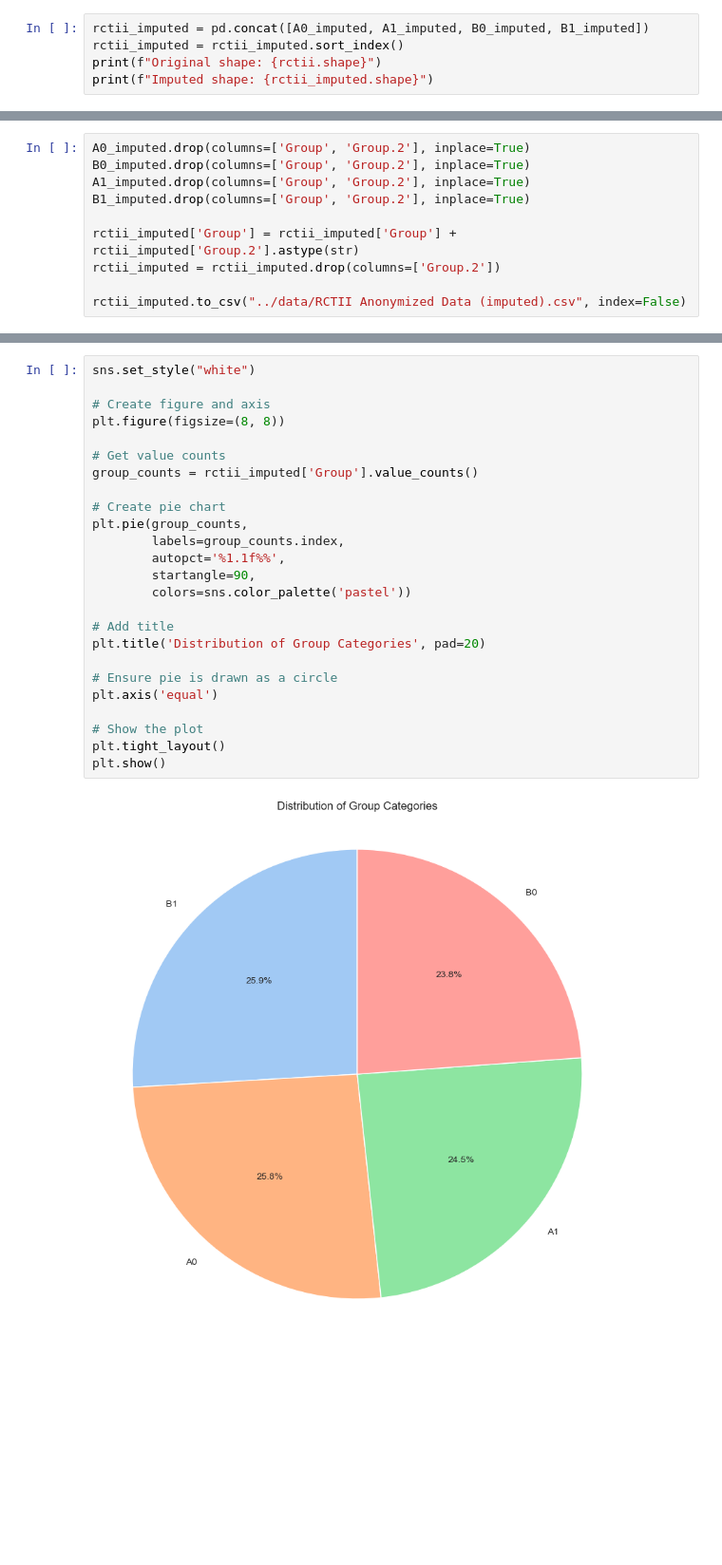
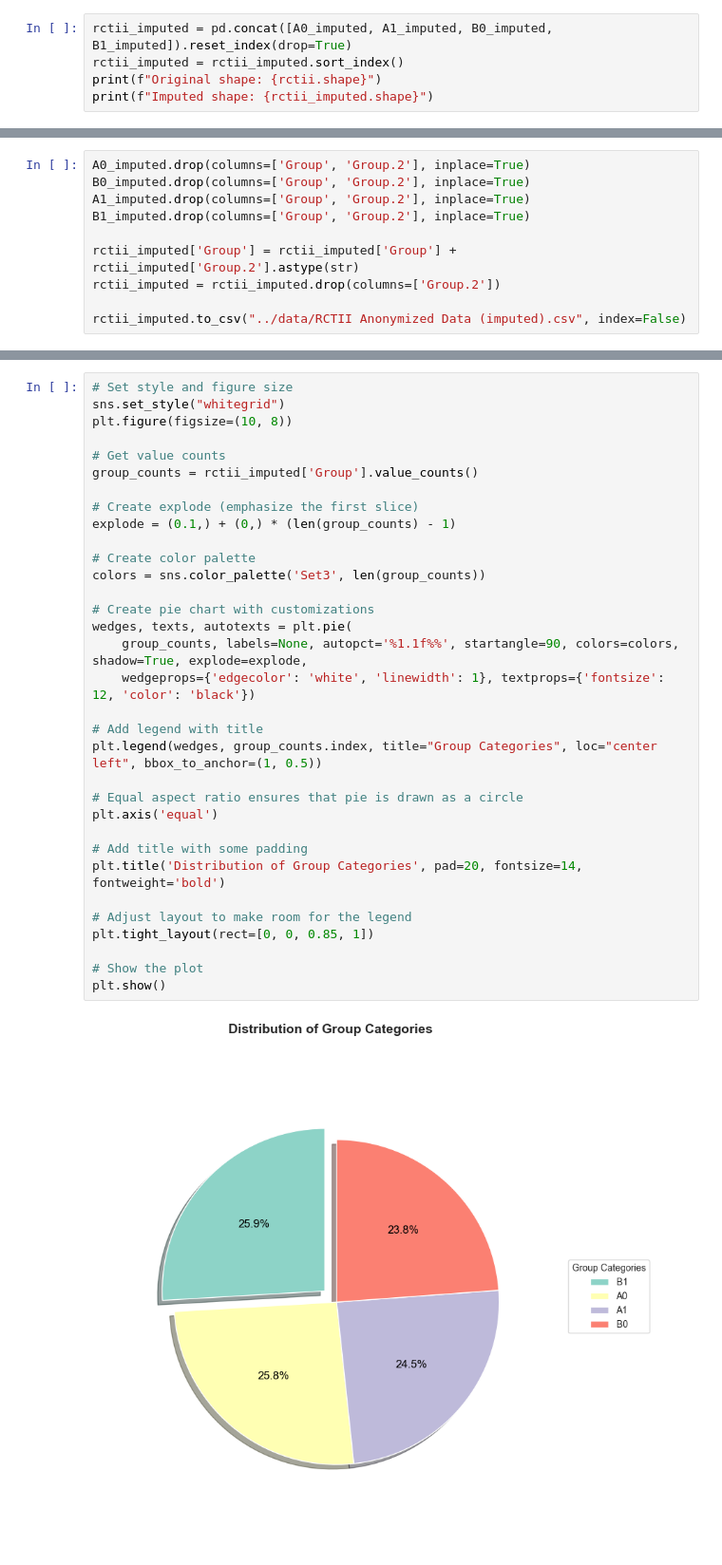
Before and after one commit to tomragus/CORVIA-Data-Analysis, a Jupyter notebook: Notebooks/CORVIA-DA (draft).ipynb, the cells around one changed output, grey strips where cells are left out. Shown at 95% size. Cells and saved outputs as stored; diff of their text form; blank space fills up the shorter version.

```diff
--- a/Notebooks/CORVIA-DA (draft).ipynb
+++ b/Notebooks/CORVIA-DA (draft).ipynb
@@ -141,7 +134,7 @@ B0_imputed = impute_metric_5(B0_imputed)
 A1_imputed = impute_metric_5(A1_imputed)
 B1_imputed = impute_metric_5(B1_imputed)
 # %%
-rctii_imputed = pd.concat([A0_imputed, A1_imputed, B0_imputed, B1_imputed])
+rctii_imputed = pd.concat([A0_imputed, A1_imputed, B0_imputed, B1_imputed]).reset_index(drop=True)
 rctii_imputed = rctii_imputed.sort_index()
 print(f"Original shape: {rctii.shape}")
 print(f"Imputed shape: {rctii_imputed.shape}")
@@ -163,27 +154,35 @@ rctii_imputed.to_csv("../data/RCTII Anonymized Data (imputed).csv", index=False)
 # %%
-sns.set_style("white")
-
-# Create figure and axis
-plt.figure(figsize=(8, 8))
+# Set style and figure size
+sns.set_style("whitegrid")
+plt.figure(figsize=(10, 8))
 
 # Get value counts
 group_counts = rctii_imputed['Group'].value_counts()
 
-# Create pie chart
-plt.pie(group_counts,
-        labels=group_counts.index,
-        autopct='%1.1f%%',
-        startangle=90,
-        colors=sns.color_palette('pastel'))
+# Create explode (emphasize the first slice)
+explode = (0.1,) + (0,) * (len(group_counts) - 1)
 
-# Add title
-plt.title('Distribution of Group Categories', pad=20)
+# Create color palette
+colors = sns.color_palette('Set3', len(group_counts))
 
-# Ensure pie is drawn as a circle
+# Create pie chart with customizations
+wedges, texts, autotexts = plt.pie(
+    group_counts, labels=None, autopct='%1.1f%%', startangle=90, colors=colors, shadow=True, explode=explode,
+    wedgeprops={'edgecolor': 'white', 'linewidth': 1}, textprops={'fontsize': 12, 'color': 'black'})
+
+# Add legend with title
+plt.legend(wedges, group_counts.index, title="Group Categories", loc="center left", bbox_to_anchor=(1, 0.5))
+
+# Equal aspect ratio ensures that pie is drawn as a circle
 plt.axis('equal')
 
+# Add title with some padding
+plt.title('Distribution of Group Categories', pad=20, fontsize=14, fontweight='bold')
+
+# Adjust layout to make room for the legend
+plt.tight_layout(rect=[0, 0, 0.85, 1])
+
 # Show the plot
-plt.tight_layout()
 plt.show()
 # %% [output]
-[figure, old version]
+[figure, new version]
```
Also changed, not shown: parts of 19 cells of this notebook.
